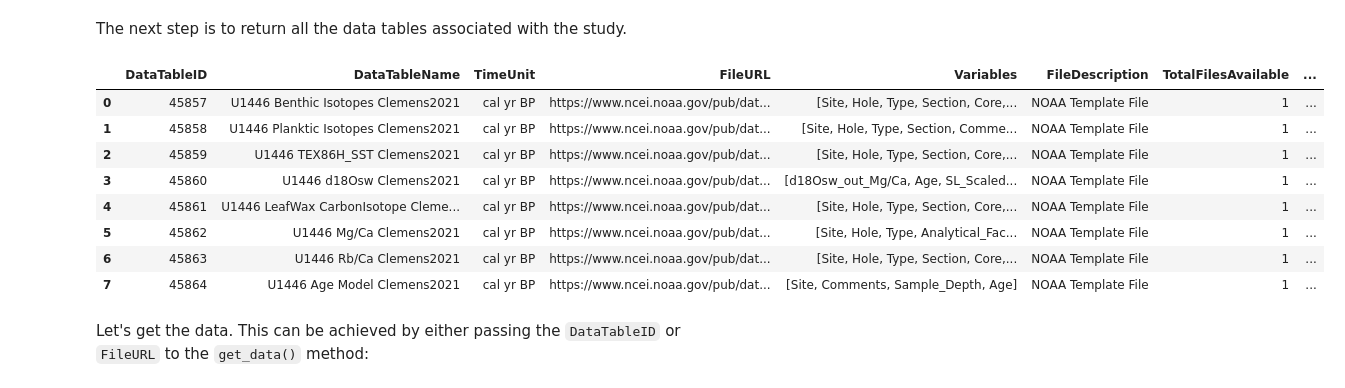
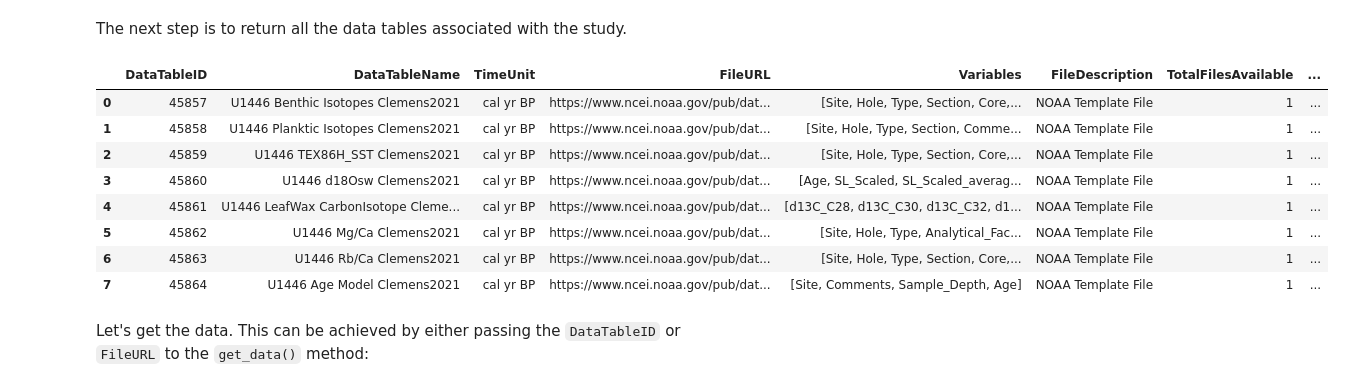
Before and after one commit to LinkedEarth/pyleotupsTutorials, a Jupyter notebook: notebooks/querying.ipynb, the cells around one changed output. Cells and saved outputs as stored; diff of their text form; code cells hidden in the pictures.

```diff
--- a/notebooks/querying.ipynb
+++ b/notebooks/querying.ipynb
@@ -32,14 +59,14 @@ A nifty functionality is to be able to transform this table to bibtex for attrib
 # %% [markdown]
 The next step is to return all the data tables associated with the study.
 # %%
-ds.get_sites()
+ds.get_tables()
 # %% [output]
 |  | DataTableID | DataTableName | TimeUnit | FileURL | Variables | FileDescription | TotalFilesAvailable | ... |
 | 0 | 45857 | U1446 Benthic Isotopes Clemens2021 | cal yr BP | https://www.ncei.noaa.gov/pub/dat... | [Site, Hole, Type, Section, Core,... | NOAA Template File | 1 | ... |
 | 1 | 45858 | U1446 Planktic Isotopes Clemens2021 | cal yr BP | https://www.ncei.noaa.gov/pub/dat... | [Site, Hole, Type, Section, Comme... | NOAA Template File | 1 | ... |
 | 2 | 45859 | U1446 TEX86H_SST Clemens2021 | cal yr BP | https://www.ncei.noaa.gov/pub/dat... | [Site, Hole, Type, Section, Core,... | NOAA Template File | 1 | ... |
-| 3 | 45860 | U1446 d18Osw Clemens2021 | cal yr BP | https://www.ncei.noaa.gov/pub/dat... | [d18Osw_out_Mg/Ca, Age, SL_Scaled... | NOAA Template File | 1 | ... |
-| 4 | 45861 | U1446 LeafWax CarbonIsotope Cleme... | cal yr BP | https://www.ncei.noaa.gov/pub/dat... | [Site, Hole, Type, Section, Core,... | NOAA Template File | 1 | ... |
+| 3 | 45860 | U1446 d18Osw Clemens2021 | cal yr BP | https://www.ncei.noaa.gov/pub/dat... | [Age, SL_Scaled, SL_Scaled_averag... | NOAA Template File | 1 | ... |
+| 4 | 45861 | U1446 LeafWax CarbonIsotope Cleme... | cal yr BP | https://www.ncei.noaa.gov/pub/dat... | [d13C_C28, d13C_C30, d13C_C32, d1... | NOAA Template File | 1 | ... |
 | 5 | 45862 | U1446 Mg/Ca Clemens2021 | cal yr BP | https://www.ncei.noaa.gov/pub/dat... | [Site, Hole, Type, Analytical_Fac... | NOAA Template File | 1 | ... |
 | 6 | 45863 | U1446 Rb/Ca Clemens2021 | cal yr BP | https://www.ncei.noaa.gov/pub/dat... | [Site, Hole, Type, Section, Core,... | NOAA Template File | 1 | ... |
 | 7 | 45864 | U1446 Age Model Clemens2021 | cal yr BP | https://www.ncei.noaa.gov/pub/dat... | [Site, Comments, Sample_Depth, Age] | NOAA Template File | 1 | ... |
```
Also changed, not shown: parts of 5 cells of this notebook, 3 other files.
